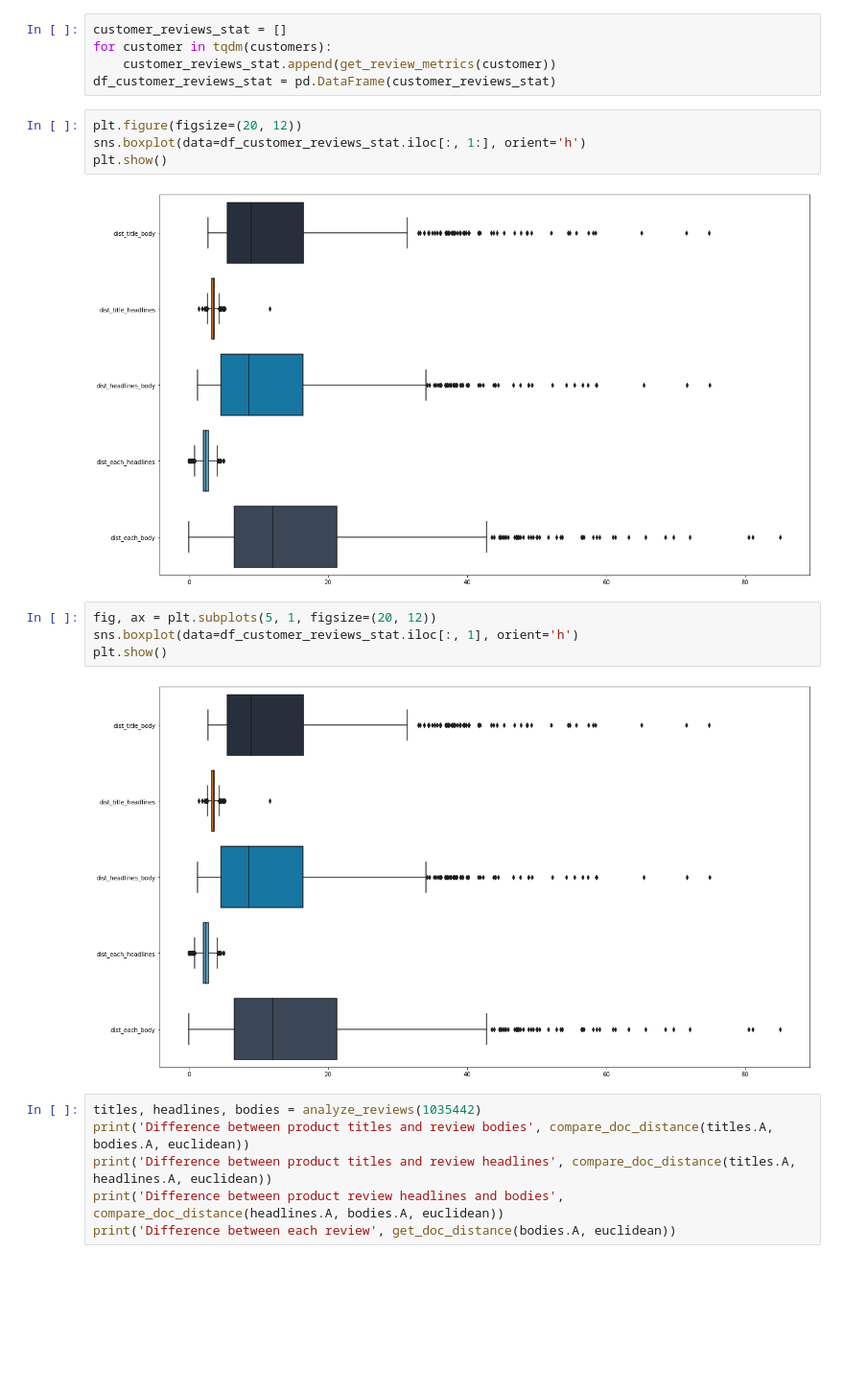
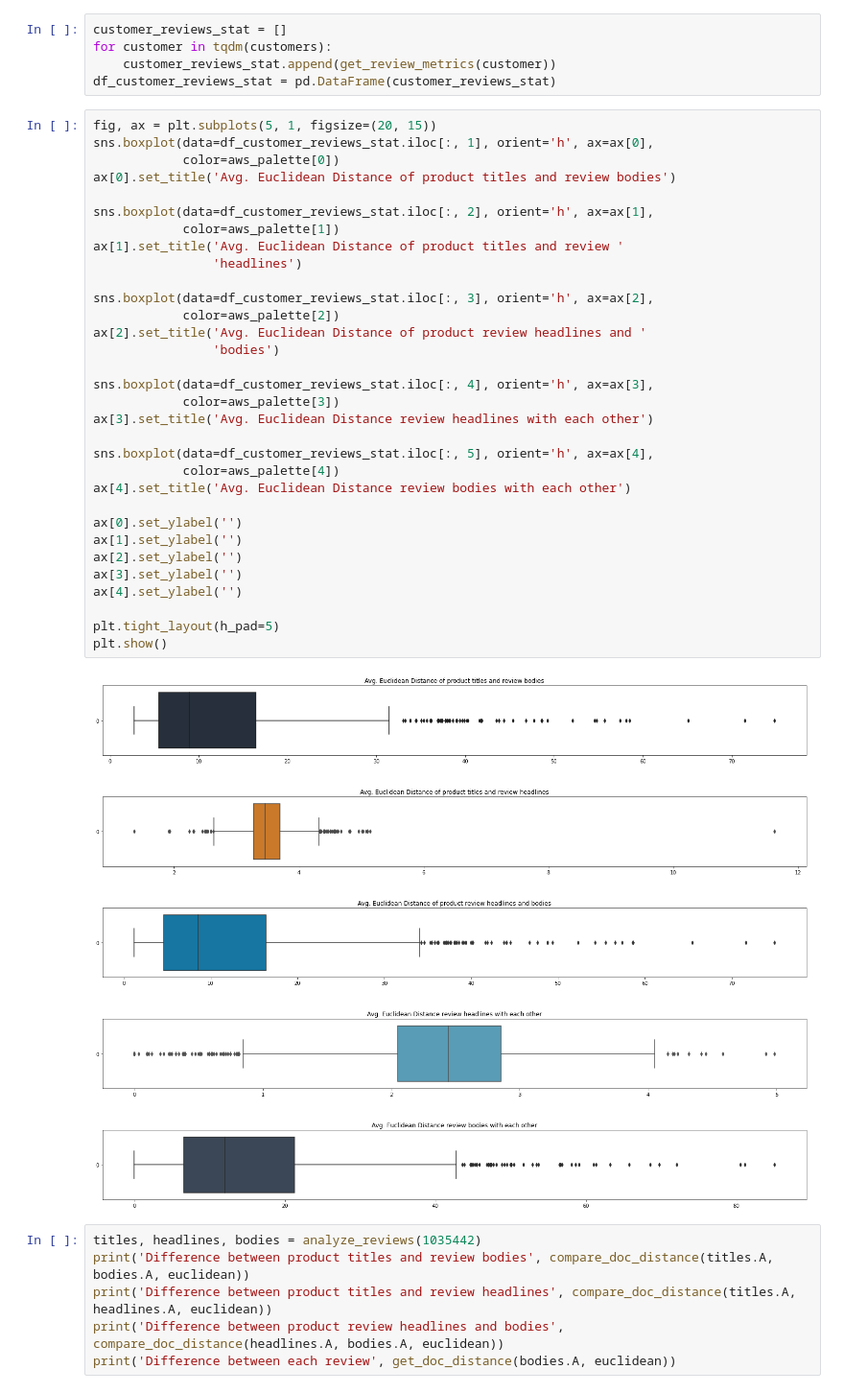
Before and after one commit to abeljoshua20/Amazon-Customer-Review-Network-Analysis, a Jupyter notebook: Final Project.ipynb, the cells around one changed output. Shown at 96% size. Saved outputs shown, nothing was run; the diff lists cells and outputs as text; blank space fills up the shorter version.

Commit message:
Add boxplot of euclidean distance

```diff
--- a/Final Project.ipynb
+++ b/Final Project.ipynb
@@ -526,18 +526,40 @@ customer_reviews_stat = []
 for customer in tqdm(customers):
     customer_reviews_stat.append(get_review_metrics(customer))
 df_customer_reviews_stat = pd.DataFrame(customer_reviews_stat)
-# %%
-plt.figure(figsize=(20, 12))
-sns.boxplot(data=df_customer_reviews_stat.iloc[:, 1:], orient='h')
-plt.show()
-# %% [output]
-[figure, removed]
-# %%
-fig, ax = plt.subplots(5, 1, figsize=(20, 12))
-sns.boxplot(data=df_customer_reviews_stat.iloc[:, 1], orient='h')
-plt.show()
-# %% [output]
-[figure, removed]
+# %%
+fig, ax = plt.subplots(5, 1, figsize=(20, 15))
+sns.boxplot(data=df_customer_reviews_stat.iloc[:, 1], orient='h', ax=ax[0],
+            color=aws_palette[0])
+ax[0].set_title('Avg. Euclidean Distance of product titles and review bodies')
+
+sns.boxplot(data=df_customer_reviews_stat.iloc[:, 2], orient='h', ax=ax[1],
+            color=aws_palette[1])
+ax[1].set_title('Avg. Euclidean Distance of product titles and review '
+                'headlines')
+
+sns.boxplot(data=df_customer_reviews_stat.iloc[:, 3], orient='h', ax=ax[2],
+            color=aws_palette[2])
+ax[2].set_title('Avg. Euclidean Distance of product review headlines and '
+                'bodies')
+
+sns.boxplot(data=df_customer_reviews_stat.iloc[:, 4], orient='h', ax=ax[3],
+            color=aws_palette[3])
+ax[3].set_title('Avg. Euclidean Distance review headlines with each other')
+
+sns.boxplot(data=df_customer_reviews_stat.iloc[:, 5], orient='h', ax=ax[4],
+            color=aws_palette[4])
+ax[4].set_title('Avg. Euclidean Distance review bodies with each other')
+
+ax[0].set_ylabel('')
+ax[1].set_ylabel('')
+ax[2].set_ylabel('')
+ax[3].set_ylabel('')
+ax[4].set_ylabel('')
+
+plt.tight_layout(h_pad=5)
+plt.show()
+# %% [output]
+[figure, added]
 # %%
 titles, headlines, bodies = analyze_reviews(1035442)
 print('Difference between product titles and review bodies', compare_doc_distance(titles.A, bodies.A, euclidean))
```
